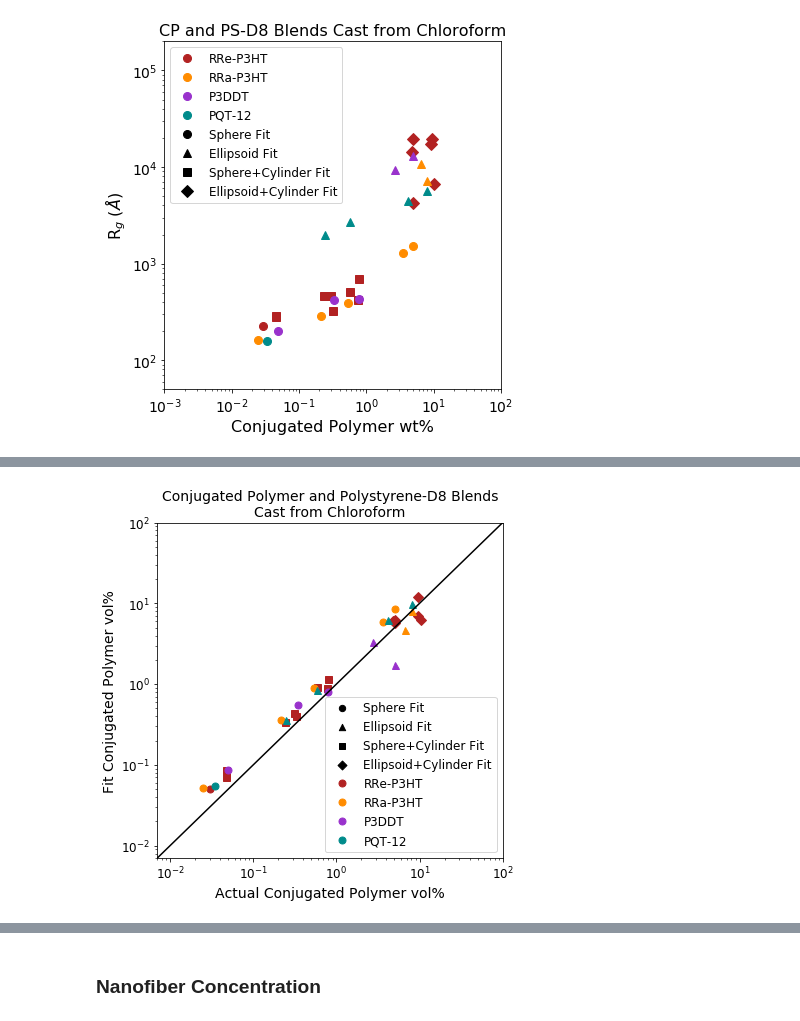
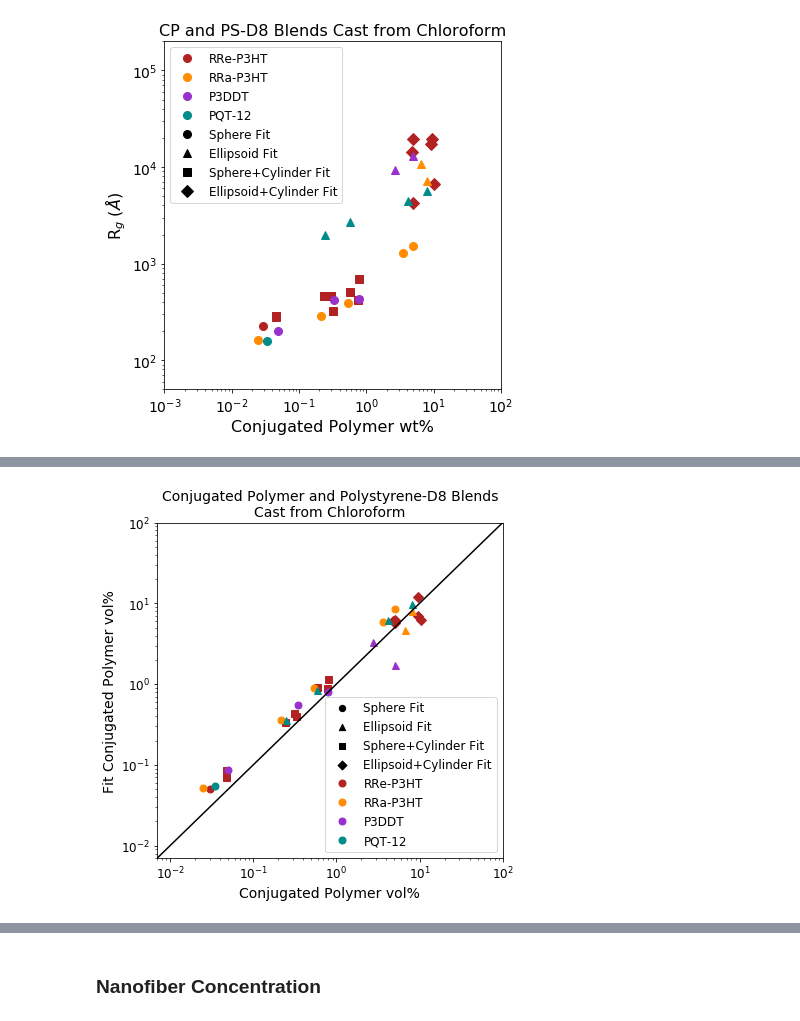
Before and after one commit to pozzo-research-group/c-wolf-blends-morphology, a Jupyter notebook: sans/Sample_Fitting/Plotting_Results_from_All_Fits.ipynb, the cells around one changed output, grey strips where cells are left out. Saved outputs shown, nothing was run; the diff lists cells and outputs as text; code cells hidden in the pictures.

```diff
--- a/sans/Sample_Fitting/Plotting_Results_from_All_Fits.ipynb
+++ b/sans/Sample_Fitting/Plotting_Results_from_All_Fits.ipynb
@@ -152,7 +152,7 @@ for file in porod_files:
 # %% [markdown]
 Loading fit parameters from the results directory.
 # %%
-results_direct = '../data/sans/Sample_Fitting/fitting_results/ps_sphere/'
+results_direct = '../../data/sans/Sample_Fitting/fitting_results/ps_sphere/'
 fit_keys = []
 # fit_ps_porod_exp = {}
 # fit_ps_rg = {}
@@ -191,7 +191,7 @@ for file in [file for file in os.listdir(results_direct) if '.json' in file]:
             ci95 = value['p95']
             fit_sphere_scale[key] = (best, ci95)
 # %%
-results_direct = '../data/sans/Sample_Fitting/fitting_results/ps_ellipsoid_match/'
+results_direct = '../../data/sans/Sample_Fitting/fitting_results/ps_ellipsoid/'
 
 fit_ellipsoid_polar_radius = {}
 fit_ellipsoid_equatorial_radius = {}
@@ -215,7 +215,7 @@ for file in [file for file in os.listdir(results_direct) if '.json' in file]:
             ci95 = value['p95']
             fit_ellipsoid_scale[key] = (best, ci95)
 # %%
-results_direct = '../data/sans/Sample_Fitting/fitting_results/ps_sphere_cylinder_lm/'
+results_direct = '../../data/sans/Sample_Fitting/fitting_results/ps_sphere_cylinder_lm/'
 
 fit_sphcyl_sphere_radius = {}
 fit_sphcyl_cylinder_radius = {}
@@ -242,7 +242,7 @@ for file in [file for file in os.listdir(results_direct) if '.csv' in file]:
         elif 'length' in label:
             fit_sphcyl_cylinder_length[key] = (x,dx)
 # %%
-results_direct = '../data/sans/Sample_Fitting/fitting_results/ps_ellipsoid_cylinder_lm/'
+results_direct = '../../data/sans/Sample_Fitting/fitting_results/ps_ellipsoid_cylinder_lm/'
 
 fit_ellcyl_polar_radius = {}
 fit_ellcyl_equatorial_radius = {}
@@ -628,36 +689,36 @@ def plot_scale(sphere_list, ellipsoid_list, sphcyl_list, ellcyl_list, label, col
 # %%
 plt.figure(figsize=(6,6))
 
 
 plot_scale(rre_cf_spheres, rre_cf_ellipsoids, rre_cf_sphcyl, rre_cf_ellcyl, 'RRe-P3HT', 'firebrick')
 plot_scale(rra_cf_spheres, rra_cf_ellipsoids, rra_cf_sphcyl, rra_cf_ellcyl, 'RRa-P3HT', 'darkorange')
 plot_scale(p3ddt_cf_spheres, p3ddt_cf_ellipsoids, p3ddt_cf_sphcyl, p3ddt_cf_ellcyl, 'P3DDT', 'darkorchid')
 plot_scale(pqt_cf_spheres, pqt_cf_ellipsoids, pqt_cf_sphcyl, pqt_cf_ellcyl, 'PQT-12', 'darkcyan')
 
 plt.plot([1e-3,1e5],[1e-3,1e5],color='black')
 plt.scatter([1e-3],[1e-3],color='black', marker='o', s=40, label='Sphere Fit')
 plt.scatter([1e-3],[1e-3],color='black', marker='^', s=40, label='Ellipsoid Fit')
 plt.scatter([1e-3],[1e-3],color='black', marker='s', s=40, label='Sphere+Cylinder Fit')
 plt.scatter([1e-3],[1e-3],color='black', marker='D', s=40, label='Ellipsoid+Cylinder Fit')
 
 plt.xscale('log')
 plt.xlim(0.007,100)
-plt.xlabel('Actual Conjugated Polymer vol%', fontsize=14)
+plt.xlabel('Conjugated Polymer vol%', fontsize=14)
 plt.xticks(fontsize=12)
 
 plt.yscale('log')
 plt.ylabel('Fit Conjugated Polymer vol%', fontsize=14)
 plt.yticks(fontsize=12)
 plt.ylim(0.007,100)
 
 plt.title('Conjugated Polymer and Polystyrene-D8 Blends\nCast from Chloroform',fontsize=14)
 
 plt.legend(fontsize=12,loc='lower right')
 
 plt.tight_layout()
-plt.savefig('../data/sans/Sample_Fitting/fitting_figures/scale_plots/CF_scales.png', dpi=300)
+plt.savefig('../../data/sans/Sample_Fitting/fitting_figures/scale_plots/CF_scales.png', dpi=300)
 # %% [output]
-[figure, old version]
+[figure, new version]
 # %%
 plt.figure(figsize=(6,6))
 
```
Also changed, not shown: parts of 14 cells of this notebook.
